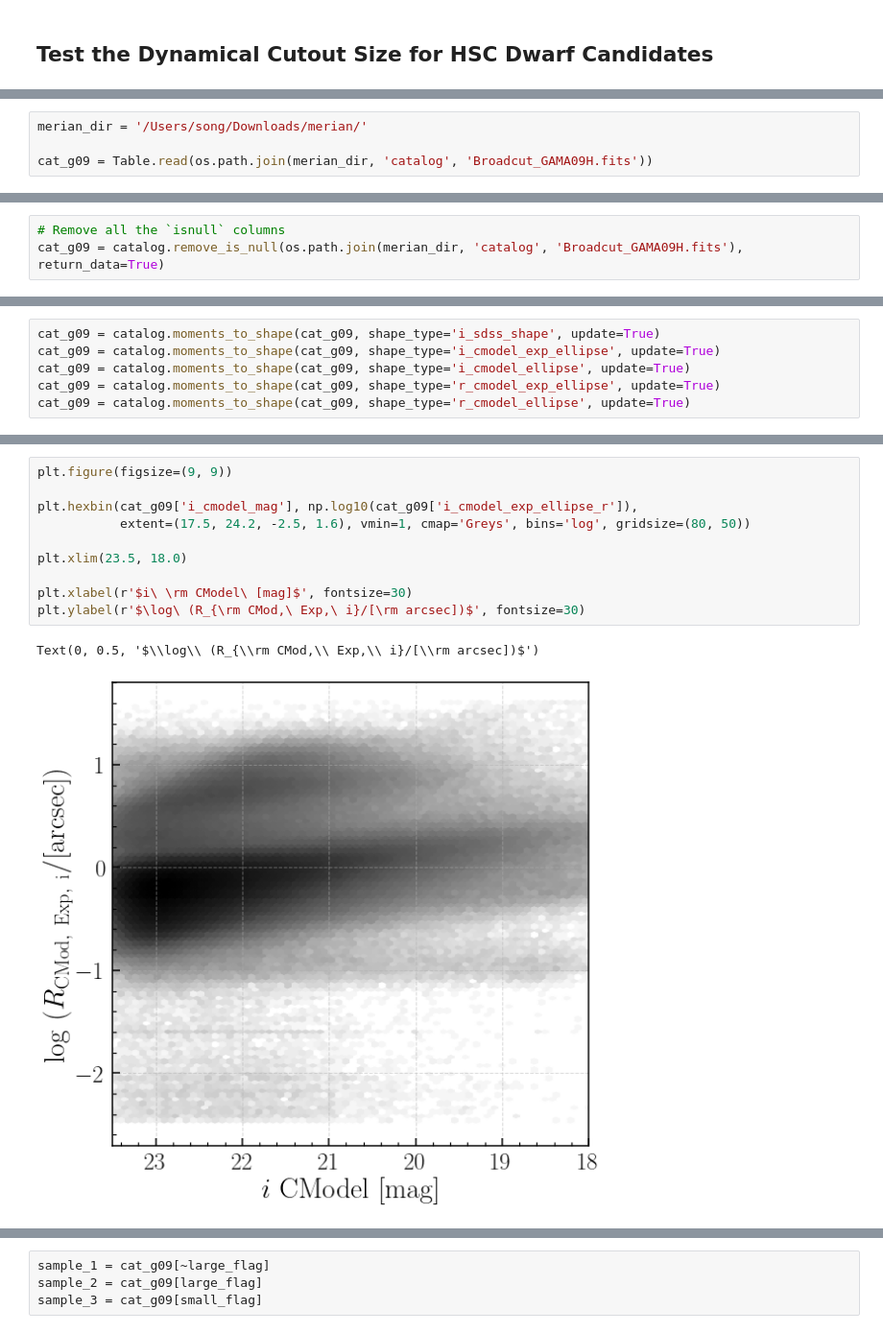
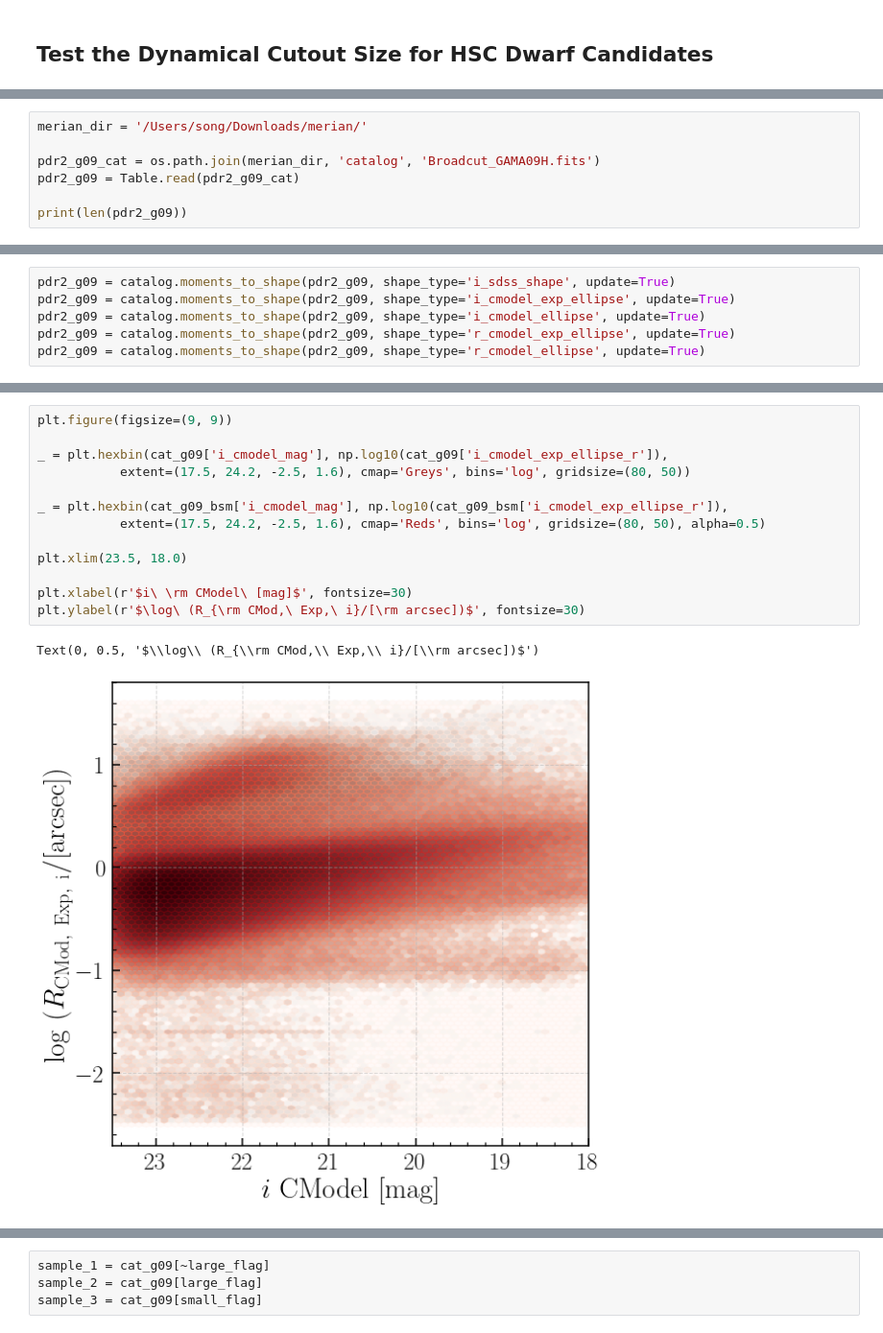
Before and after one commit to MerianSurvey/caterpillar, a Jupyter notebook: notebook/sandbox/gama09_dynamic_cutout.ipynb, the cells around one changed output, grey strips where cells are left out. Shown at 96% size. Cells and saved outputs as stored; diff of their text form.

```diff
--- a/notebook/sandbox/gama09_dynamic_cutout.ipynb
+++ b/notebook/sandbox/gama09_dynamic_cutout.ipynb
@@ -40,4 +49,7 @@ from caterpillar import catalog
 # %%
 merian_dir = '/Users/song/Downloads/merian/'
 
-cat_g09 = Table.read(os.path.join(merian_dir, 'catalog', 'Broadcut_GAMA09H.fits'))
+pdr2_g09_cat = os.path.join(merian_dir, 'catalog', 'Broadcut_GAMA09H.fits')
+pdr2_g09 = Table.read(pdr2_g09_cat)
+
+print(len(pdr2_g09))
@@ -44,3 +57,0 @@ cat_g09 = Table.read(os.path.join(merian_dir, 'catalog', 'Broadcut_GAMA09H.fits'
-# %%
-# Remove all the `isnull` columns
-cat_g09 = catalog.remove_is_null(os.path.join(merian_dir, 'catalog', 'Broadcut_GAMA09H.fits'), return_data=True)
@@ -50,6 +58,6 @@ Saving data to None ...
 # %%
-cat_g09 = catalog.moments_to_shape(cat_g09, shape_type='i_sdss_shape', update=True)
-cat_g09 = catalog.moments_to_shape(cat_g09, shape_type='i_cmodel_exp_ellipse', update=True)
-cat_g09 = catalog.moments_to_shape(cat_g09, shape_type='i_cmodel_ellipse', update=True)
-cat_g09 = catalog.moments_to_shape(cat_g09, shape_type='r_cmodel_exp_ellipse', update=True)
-cat_g09 = catalog.moments_to_shape(cat_g09, shape_type='r_cmodel_ellipse', update=True)
+pdr2_g09 = catalog.moments_to_shape(pdr2_g09, shape_type='i_sdss_shape', update=True)
+pdr2_g09 = catalog.moments_to_shape(pdr2_g09, shape_type='i_cmodel_exp_ellipse', update=True)
+pdr2_g09 = catalog.moments_to_shape(pdr2_g09, shape_type='i_cmodel_ellipse', update=True)
+pdr2_g09 = catalog.moments_to_shape(pdr2_g09, shape_type='r_cmodel_exp_ellipse', update=True)
+pdr2_g09 = catalog.moments_to_shape(pdr2_g09, shape_type='r_cmodel_ellipse', update=True)
@@ -82,16 +127,19 @@ _ = plt.xlabel(r'$R_{\rm e}\ [\rm arcsec]$', fontsize=30)
 # %%
 plt.figure(figsize=(9, 9))
 
-plt.hexbin(cat_g09['i_cmodel_mag'], np.log10(cat_g09['i_cmodel_exp_ellipse_r']),
-           extent=(17.5, 24.2, -2.5, 1.6), vmin=1, cmap='Greys', bins='log', gridsize=(80, 50))
+_ = plt.hexbin(cat_g09['i_cmodel_mag'], np.log10(cat_g09['i_cmodel_exp_ellipse_r']),
+           extent=(17.5, 24.2, -2.5, 1.6), cmap='Greys', bins='log', gridsize=(80, 50))
+
+_ = plt.hexbin(cat_g09_bsm['i_cmodel_mag'], np.log10(cat_g09_bsm['i_cmodel_exp_ellipse_r']),
+           extent=(17.5, 24.2, -2.5, 1.6), cmap='Reds', bins='log', gridsize=(80, 50), alpha=0.5)
 
 plt.xlim(23.5, 18.0)
 
 plt.xlabel(r'$i\ \rm CModel\ [mag]$', fontsize=30)
 plt.ylabel(r'$\log\ (R_{\rm CMod,\ Exp,\ i}/[\rm arcsec])$', fontsize=30)
 # %% [output]
 Text(0, 0.5, '$\\log\\ (R_{\\rm CMod,\\ Exp,\\ i}/[\\rm arcsec])$')
-[figure, old version]
+[figure, new version]
 # %%
 plt.figure(figsize=(9, 9))
 
```
Also changed, not shown: parts of 18 cells of this notebook, 1 other file.
